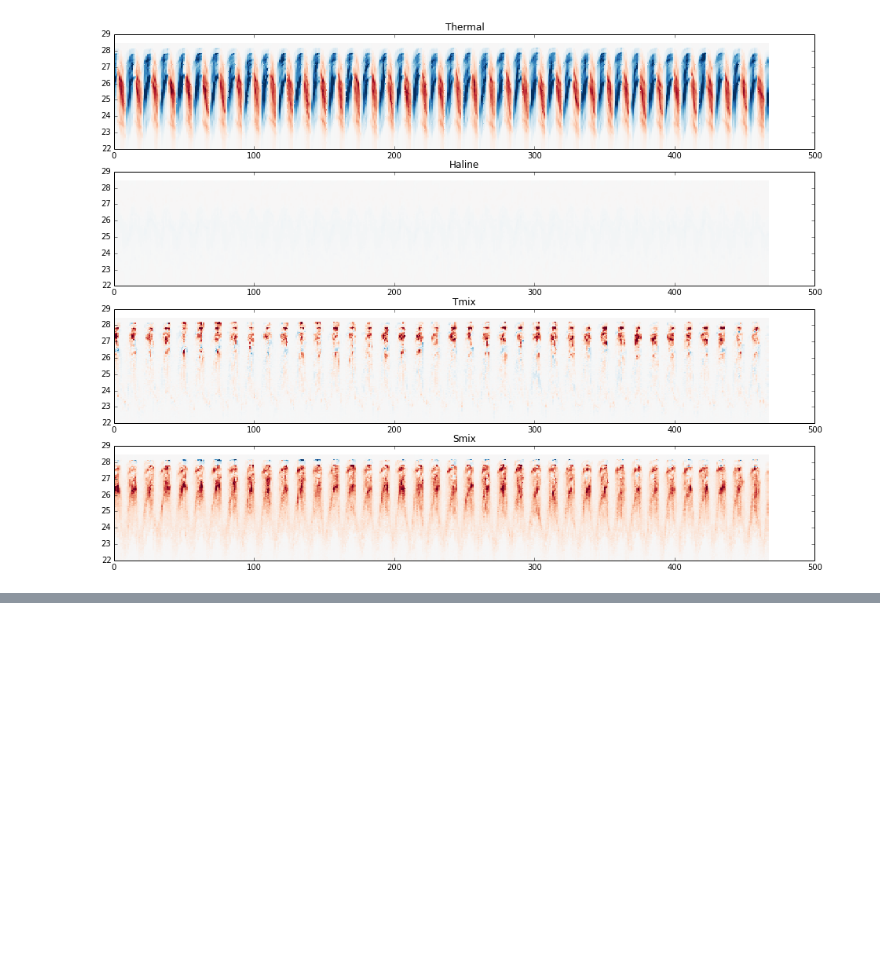
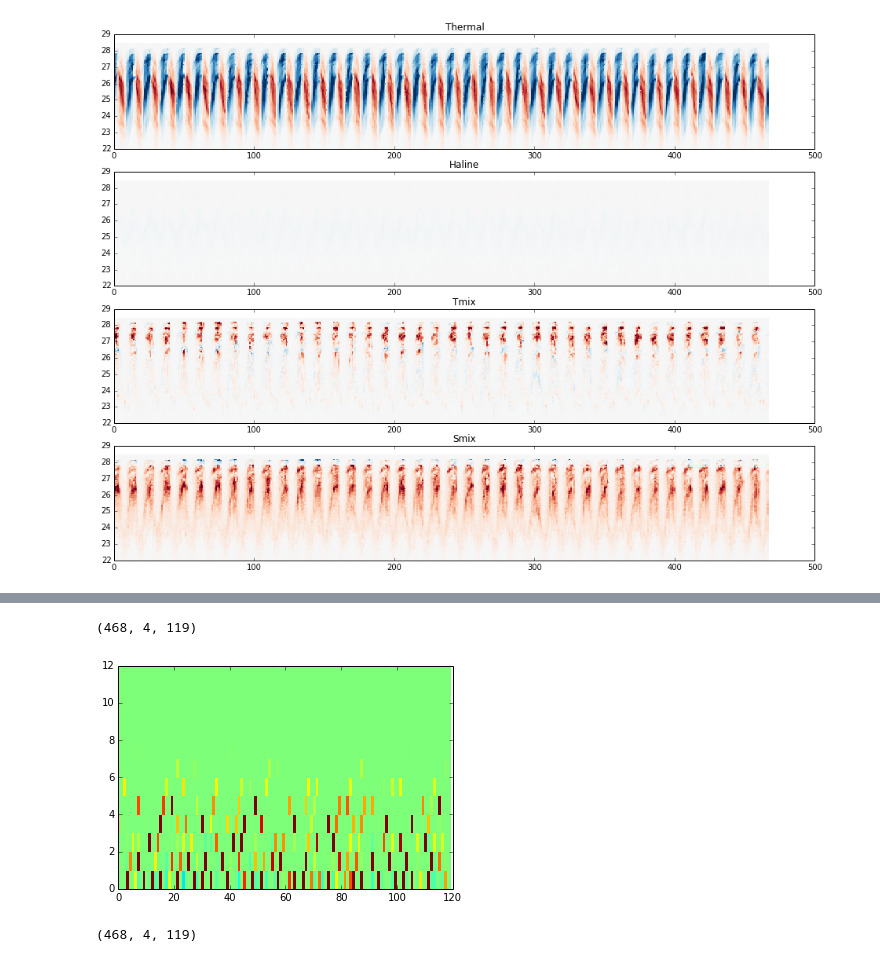
Before and after one commit to rabernat/pop_water_mass, a Jupyter notebook: notebooks/transformation_parallel.ipynb, the cells around one changed output, grey strips where cells are left out. Saved outputs shown, nothing was run; the diff lists cells and outputs as text; code cells hidden in the pictures; blank space fills up the shorter version.

Commit message:
working on seasonal average

```diff
--- a/notebooks/transformation_parallel.ipynb
+++ b/notebooks/transformation_parallel.ipynb
@@ -175,0 +198,26 @@ numpy.savez('../data/A_natl.npz', A=A, rholevs=natl.rholevs, T=T)
+# %%
+A.shape
+# %% [output]
+(468, 4, 119)
+# %%
+# doesn't work
+Nrho = len(natl.rholevs)-1
+A_seasonal = nd.sum(A,
+                    labels=numpy.mod(T,12)[:,numpy.newaxis,numpy.newaxis] *
+                           numpy.arange(4)[numpy.newaxis,:,numpy.newaxis] *
+                           numpy.arange(Nrho)[numpy.newaxis,numpy.newaxis,:],
+                    index=range(12*4*Nrho))
+
+A_seasonal.shape = (12,4,Nrho)
+# %%
+plt.pcolormesh(A_seasonal[:,3,:]);
+plt.clim(numpy.array([-1,1])*1e9)
+# %% [output]
+[figure, added]
+# %%
+labels = (numpy.mod(T,12)[:,numpy.newaxis,numpy.newaxis] *
+                           numpy.arange(4)[numpy.newaxis,:,numpy.newaxis] *
+                           numpy.arange(Nrho)[numpy.newaxis,numpy.newaxis,:])
+labels.shape
+# %% [output]
+(468, 4, 119)
```
Also changed, not shown: parts of 3 cells of this notebook.
